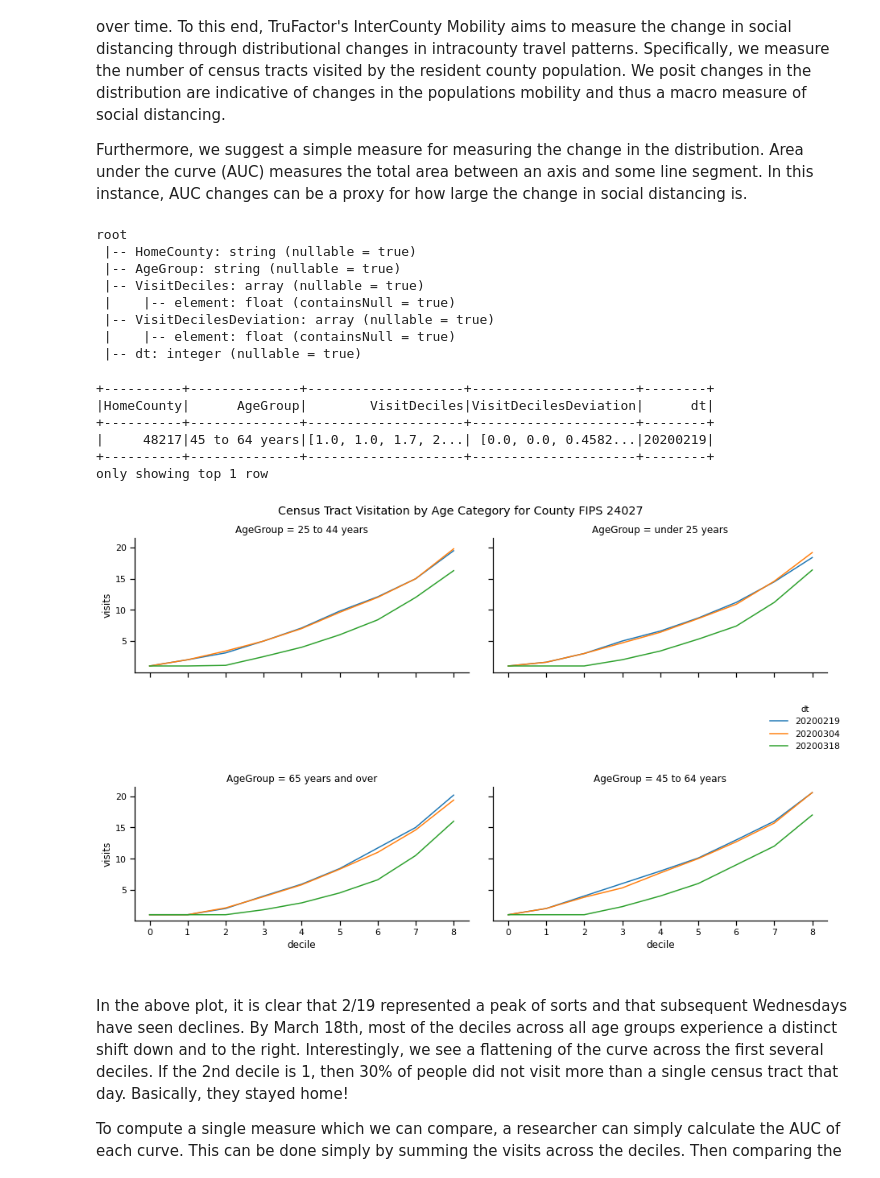
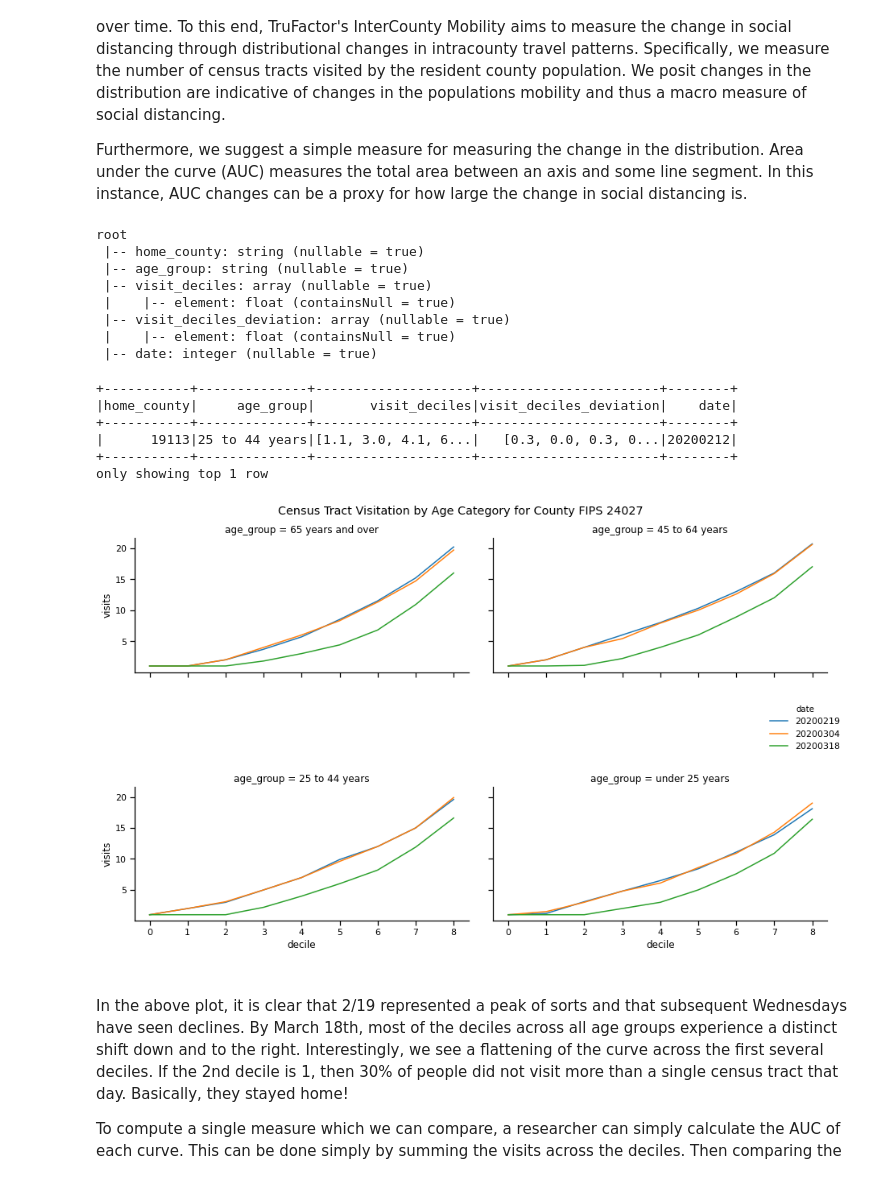
Before and after one commit to trufactor/covid-19, a Jupyter notebook: notebooks/TruFactor_IntraCounty_Mobility.ipynb, the cells around one changed output. Drawn from its saved outputs; the diff is of its cells as text; code cells hidden in the pictures.

```diff
--- a/notebooks/TruFactor_IntraCounty_Mobility.ipynb
+++ b/notebooks/TruFactor_IntraCounty_Mobility.ipynb
@@ -54,45 +56,45 @@ import os
 <p>
 Furthermore, we suggest a simple measure for measuring the change in the distribution. Area under the curve (AUC) measures the total area between an axis and some line segment. In this instance, AUC changes can be a proxy for how large the change in social distancing is.</p>
 # %%
-intra_path = 's3://trufactor-demos/covid/IntraCountyMobility'
+intra_path = 's3://psm-dev-datascience/Habiger/data/covid/IntraCountyMobility'
 intra = spark.read.parquet(intra_path)
 intra.printSchema()
 # %% [output]
 root
- |-- HomeCounty: string (nullable = true)
- |-- AgeGroup: string (nullable = true)
- |-- VisitDeciles: array (nullable = true)
+ |-- home_county: string (nullable = true)
+ |-- age_group: string (nullable = true)
+ |-- visit_deciles: array (nullable = true)
  |    |-- element: float (containsNull = true)
- |-- VisitDecilesDeviation: array (nullable = true)
+ |-- visit_deciles_deviation: array (nullable = true)
  |    |-- element: float (containsNull = true)
- |-- dt: integer (nullable = true)
+ |-- date: integer (nullable = true)
 # %%
 intra.show(1)
 # %% [output]
-+----------+--------------+--------------------+---------------------+--------+
-|HomeCounty|      AgeGroup|        VisitDeciles|VisitDecilesDeviation|      dt|
-+----------+--------------+--------------------+---------------------+--------+
-|     48217|45 to 64 years|[1.0, 1.0, 1.7, 2...| [0.0, 0.0, 0.4582...|20200219|
-+----------+--------------+--------------------+---------------------+--------+
++-----------+--------------+--------------------+-----------------------+--------+
+|home_county|     age_group|       visit_deciles|visit_deciles_deviation|    date|
++-----------+--------------+--------------------+-----------------------+--------+
+|      19113|25 to 44 years|[1.1, 3.0, 4.1, 6...|   [0.3, 0.0, 0.3, 0...|20200212|
++-----------+--------------+--------------------+-----------------------+--------+
 only showing top 1 row
 # %%
-intra_ex = (intra.select('HomeCounty',
-              'AgeGroup',
-              fns.posexplode('VisitDeciles').alias('decile','visits'),
-              'dt'
+intra_ex = (intra.select('home_county',
+              'age_group',
+              fns.posexplode('visit_deciles').alias('decile','visits'),
+              'date'
              )
-            .filter("dt in (20200219,20200304, 20200318)")
+            .filter("date in (20200219,20200304, 20200318)")
          )
 
-test = intra_ex.filter("HomeCounty='24027'").toPandas()
+test = intra_ex.filter("home_county='24027'").toPandas()
 # %%
 sns.set_context('notebook')
-g = sns.FacetGrid(test,col='AgeGroup', hue='dt', col_wrap=2,  height=4, aspect=1.5)
+g = sns.FacetGrid(test,col='age_group', hue='date', col_wrap=2,  height=4, aspect=1.5)
 g.map(sns.lineplot,'decile','visits').add_legend()
 g.fig.suptitle("Census Tract Visitation by Age Category for County FIPS 24027",y=1)
 g.fig.tight_layout(pad=2,h_pad=10)
 # %% [output]
-[figure, old version]
+[figure, new version]
 # %% [markdown]
 <br>
 <p> In the above plot, it is clear that 2/19 represented a peak of sorts and that subsequent Wednesdays have seen declines. By March 18th, most of the deciles across all age groups experience a distinct shift down and to the right. Interestingly, we see a flattening of the curve across the first several deciles. If the 2nd decile is 1, then 30% of people did not visit more than a single census tract that day. Basically, they stayed home!
```
Also changed, not shown: parts of 5 cells of this notebook, 11 other files.
